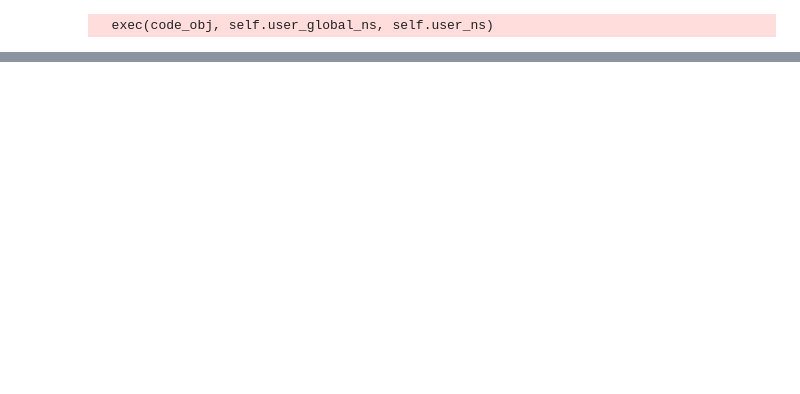
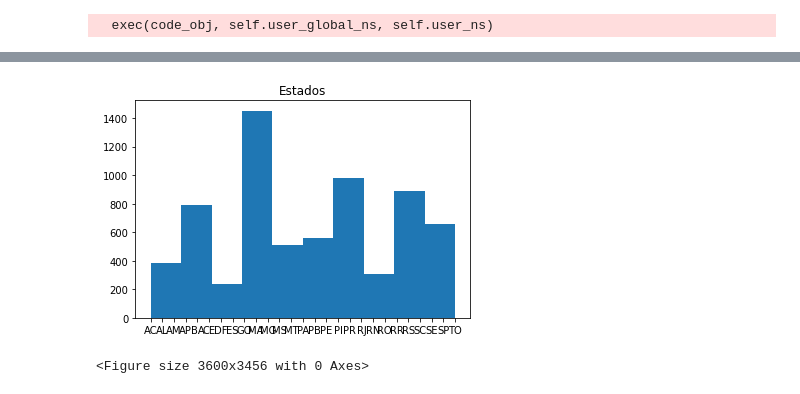
Before and after one commit to WandersonGustavo/Imersao_Alura, a Jupyter notebook: dnit_dados.ipynb, the cells around one changed output, grey strips where cells are left out. Saved outputs shown, nothing was run; the diff lists cells and outputs as text; code cells hidden in the pictures; blank space fills up the shorter version.

```diff
--- a/dnit_dados.ipynb
+++ b/dnit_dados.ipynb
@@ -38,0 +70,10 @@ dadosAgrupados
+# %%
+#histograma relacionando os estados
+histogramaUF=plt.hist(base['sg_uf'])
+histogramaUF=plt.title("Estados")
+histogramaUF=plt.figure( figsize=(50, 48))
+histogramaUF=plt.gcf().set_size_inches(50, 48)
+histogramaUF
+# %% [output]
+[figure, added]
+<Figure size 3600x3456 with 0 Axes>
```
Also changed, not shown: parts of 8 cells of this notebook.
